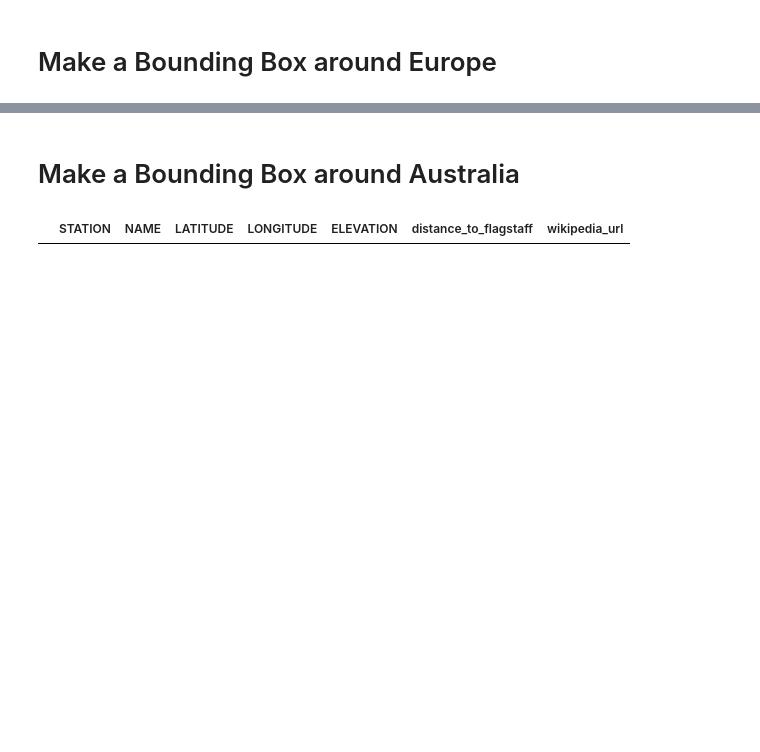
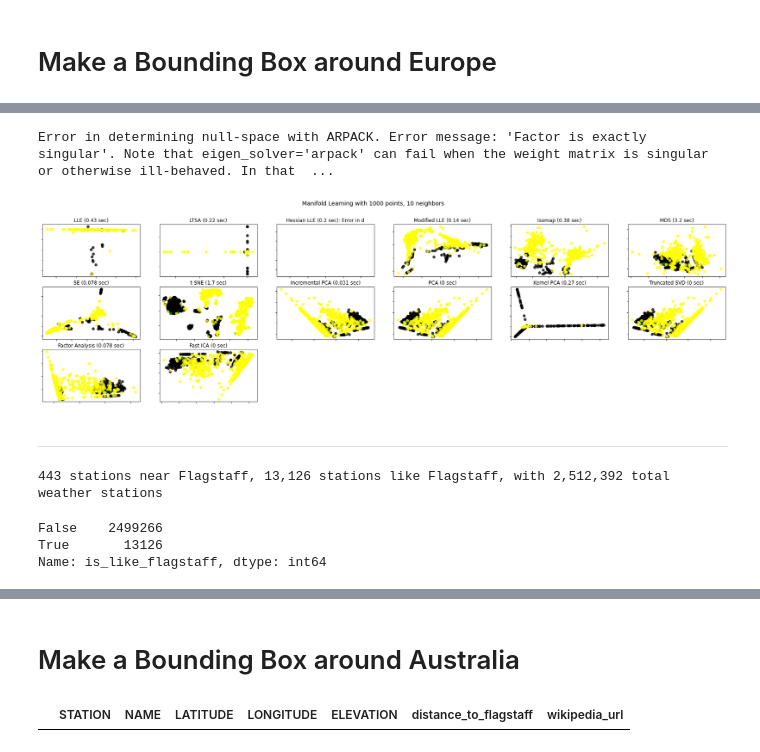
Before and after one commit to dbabbitt/notebooks, a Jupyter notebook: ipynb/Climates like Flagstaff.ipynb, the cells around one changed output, grey strips where cells are left out. Cells and saved outputs as stored; diff of their text form; code cells hidden in the pictures; blank space fills up the shorter version.

```diff
--- a/ipynb/Climates like Flagstaff.ipynb
+++ b/ipynb/Climates like Flagstaff.ipynb
@@ -453,0 +388,73 @@ df.loc[df.NAME.shift(-1) != df.NAME].head(20)
+# %%
+
+import matplotlib.pyplot as plt
+from time import time
+from matplotlib.ticker import NullFormatter
+from sklearn.preprocessing import StandardScaler
+
+columns_list = [fi_tuple[0] for fi_tuple in feature_importances_tuples_list]
+sample_size = 1_000
+mask_series = climates_df.index.isin(nearby_list)
+df = climates_df[mask_series][columns_list]
+if df.shape[0] < sample_size:
+    df = df.append(climates_df[~mask_series][columns_list].sample(sample_size - df.shape[0]))
+else:
+    df = df.sample(sample_size)
+colors_list = []
+like_list = climates_df[climates_df.is_like_flagstaff].index
+for idx in df.index:
+    if idx in nearby_list:
+        colors_list.append('black')
+    elif idx in like_list:
+        colors_list.append('green')
+    else:
+        colors_list.append('yellow')
+X1 = df.fillna(0).values
+scaler = StandardScaler().fit(X1)
+X1_scaled = scaler.transform(X1)
+
+# Create figure
+fig = plt.figure(figsize=(30, 8))
+fig.suptitle(
+    'Manifold Learning with %i points, %i neighbors' % (sample_size, n_neighbors), fontsize=14
+)
+
+# Plot results
+for i, (label, method) in enumerate(methods.items()):
+    ax = fig.add_subplot(3, 6, 1 + i)
+    t0 = time()
+    try:
+        y1 = method.fit_transform(X1_scaled)
+        t1 = time()
+        ax.set_title('%s (%.2g sec)' % (label, t1 - t0))
+        ax.scatter(y1[:, 0], y1[:, 1], c=colors_list, cmap=plt.cm.Spectral, alpha=0.75)
+    except (SystemError, RuntimeError, ValueError) as e:
+        t1 = time()
+        ax.set_title('%s (%.2g sec): %s' % (label, t1 - t0, str(e).strip()[:10]))
+        print(str(e).strip())
+    ax.xaxis.set_major_formatter(NullFormatter())
+    ax.yaxis.set_major_formatter(NullFormatter())
+    ax.axis('tight')
+# %% [output]
+Error in determining null-space with ARPACK. Error message: 'Factor is exactly singular'. Note that eigen_solver='arpack' can fail when the weight matrix is singular or otherwise ill-behaved. In that  ...
+[figure, added]
+# %% [markdown]
+
+----
+# %%
+
+# Get summary statement
+near_count = climates_df[climates_df.distance_to_flagstaff < 0.2].shape[0]
+like_count = climates_df[climates_df.is_like_flagstaff].shape[0]
+total_count = climates_df.shape[0]
+print(f'{near_count} stations near Flagstaff, {like_count:,} stations like Flagstaff, with {total_count:,} total weather stations')
+# %% [output]
+443 stations near Flagstaff, 13,126 stations like Flagstaff, with 2,512,392 total weather stations
+# %%
+
+# Get ratio of like to unlike
+climates_df.is_like_flagstaff.value_counts()
+# %% [output]
+False    2499266
+True       13126
+Name: is_like_flagstaff, dtype: int64
```
Also changed, not shown: parts of 93 cells of this notebook, 4 other files.
